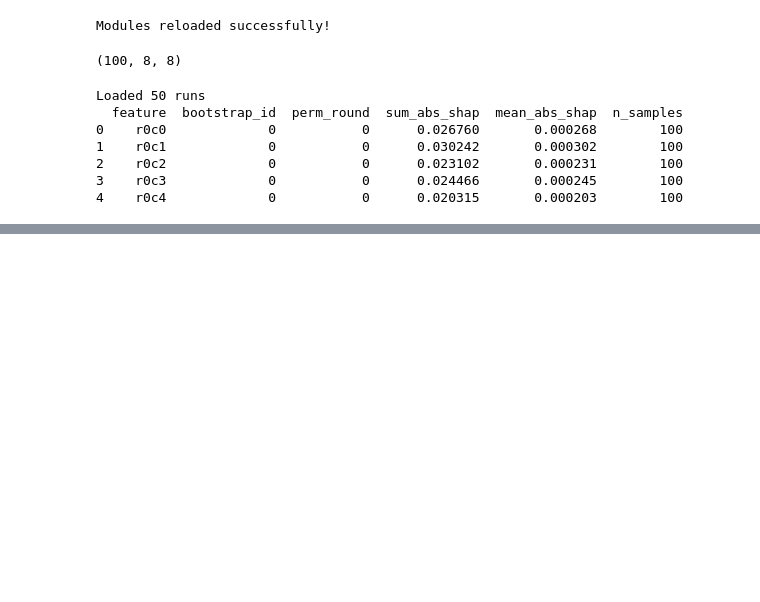
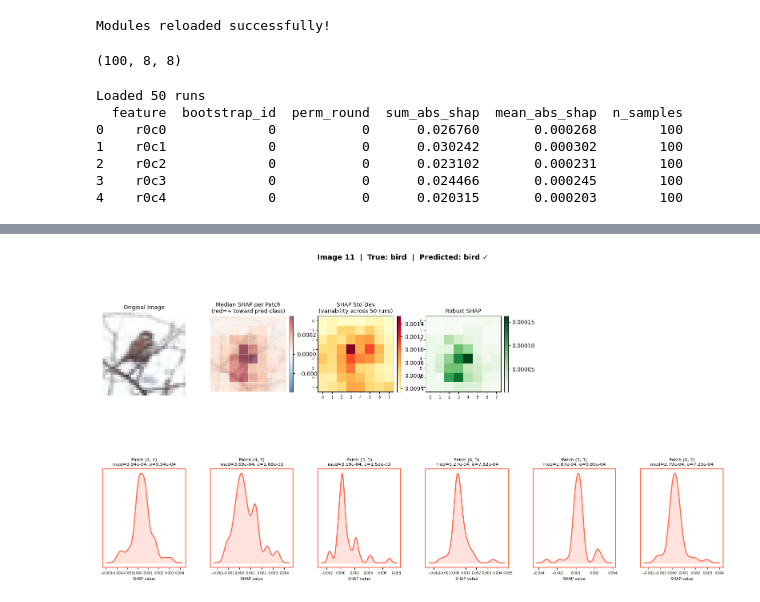
Before and after one commit to Lanxin-Xiang/RobustSHAP, a Jupyter notebook: cifar10.ipynb, the cells around one changed output, grey strips where cells are left out. Drawn from its saved outputs; the diff is of its cells as text; code cells hidden in the pictures; blank space fills up the shorter version.

```diff
--- a/cifar10.ipynb
+++ b/cifar10.ipynb
@@ -618,0 +120,5 @@ plt.show()
+# %%
+fig = plot_image_explanation(11, dist_df, images, labels, predicted)
+plt.show()
+# %% [output]
+[figure, added]
```
Also changed, not shown: parts of 26 cells of this notebook, 7 other files.
